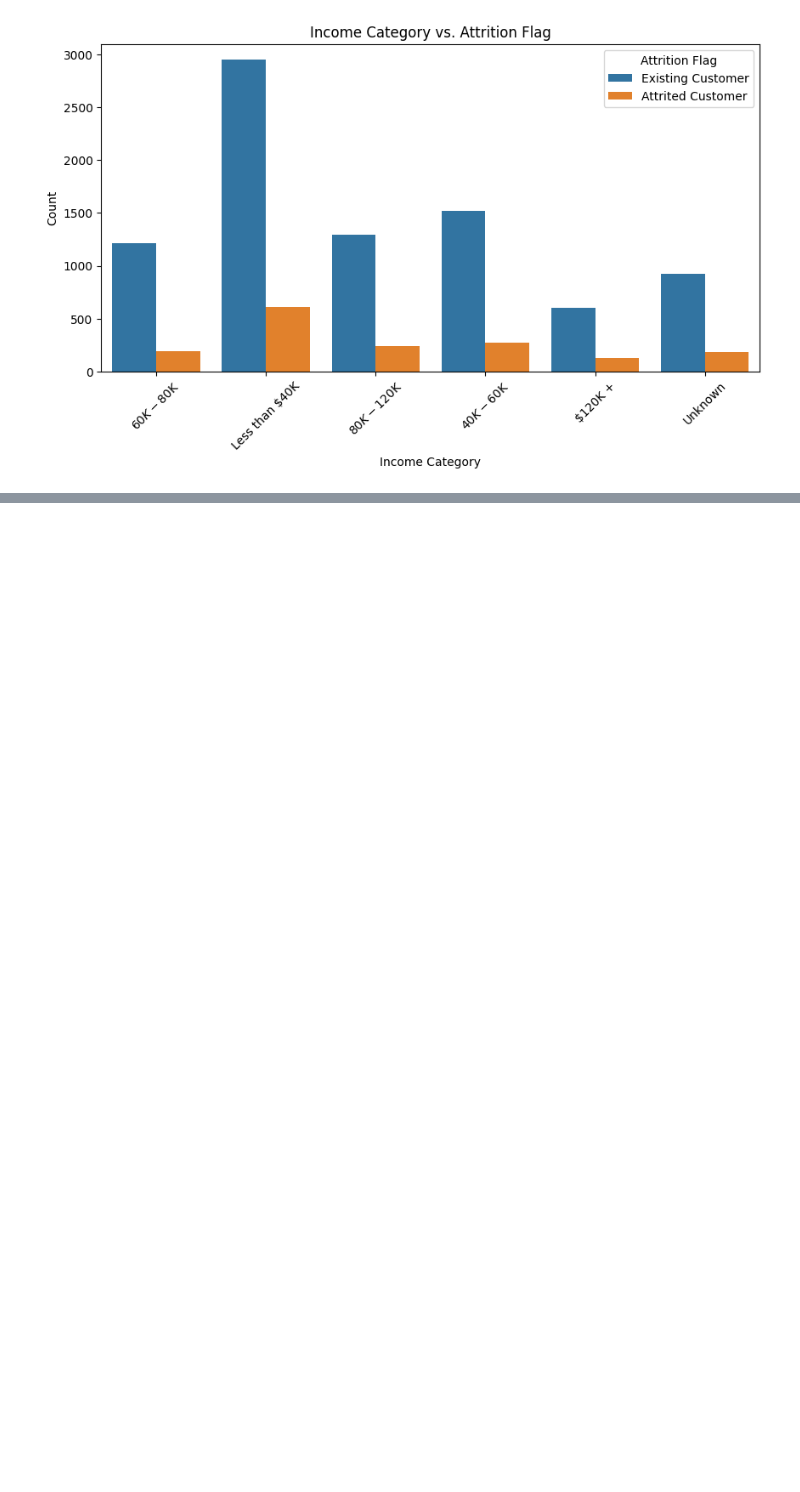
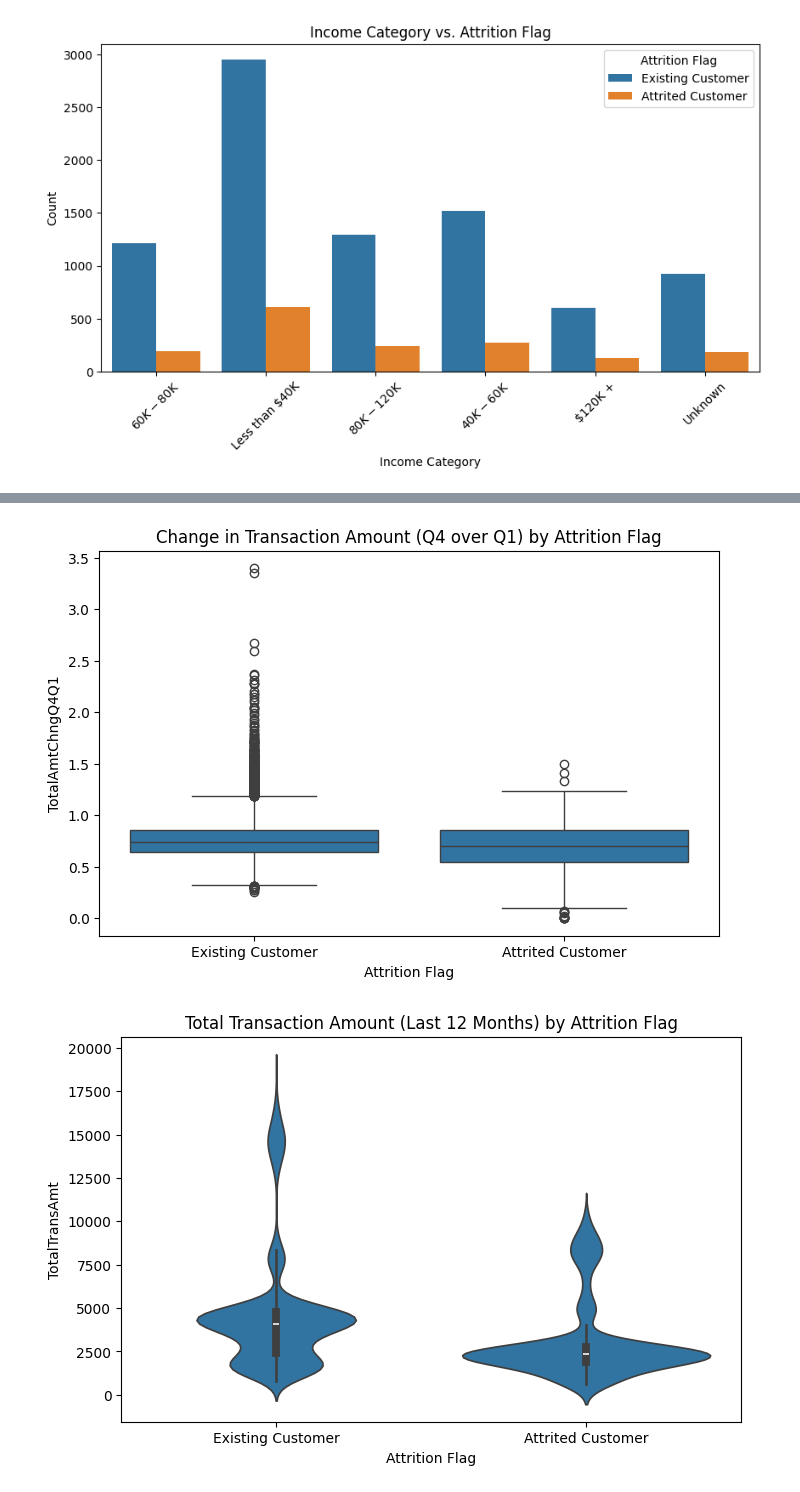
Before and after one commit to z1gyy/Data-Analysis, a Jupyter notebook: project_credits.ipynb, the cells around one changed output, grey strips where cells are left out. Drawn from its saved outputs; the diff is of its cells as text; code cells hidden in the pictures; blank space fills up the shorter version.

```diff
--- a/project_credits.ipynb
+++ b/project_credits.ipynb
@@ -53,0 +98,25 @@ plt.show()
+# %%
+plt.figure(figsize=(8, 5))
+sns.boxplot(data=df, x='Attrition_Flag', y='Total_Amt_Chng_Q4_Q1')
+plt.title('Change in Transaction Amount (Q4 over Q1) by Attrition Flag')
+plt.xlabel('Attrition Flag')
+plt.ylabel('TotalAmtChngQ4Q1')
+plt.show()
+
+plt.figure(figsize=(8, 5))
+sns.violinplot(data=df, x='Attrition_Flag', y='Total_Trans_Amt')
+plt.title('Total Transaction Amount (Last 12 Months) by Attrition Flag')
+plt.xlabel('Attrition Flag')
+plt.ylabel('TotalTransAmt')
+plt.show()
+
+plt.figure(figsize=(10, 5))
+sns.histplot(data=df, x='Total_Trans_Ct', hue='Attrition_Flag', bins=20, kde=True)
+plt.title('Distribution of Total Transaction Count by Attrition Flag')
+plt.xlabel('Total Transaction Count')
+plt.ylabel('Frequency')
+plt.legend(title='Attrition Flag')
+plt.show()
+# %% [output]
+[figure, added]
+[figure, added]
```
Also changed, not shown: parts of 4 cells of this notebook.
